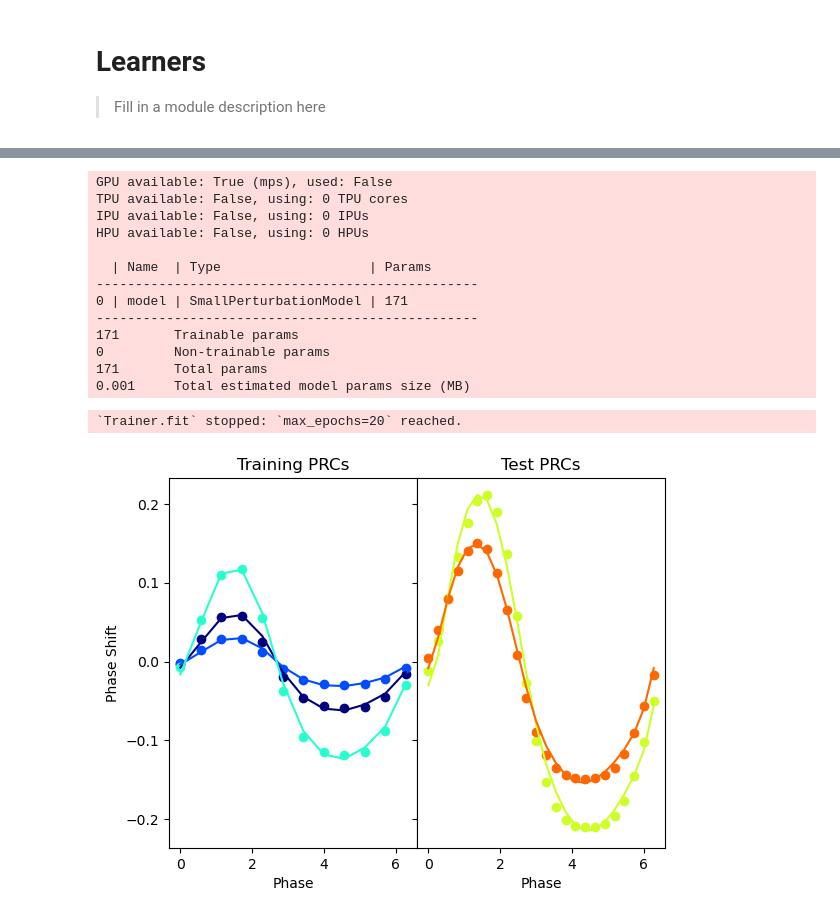
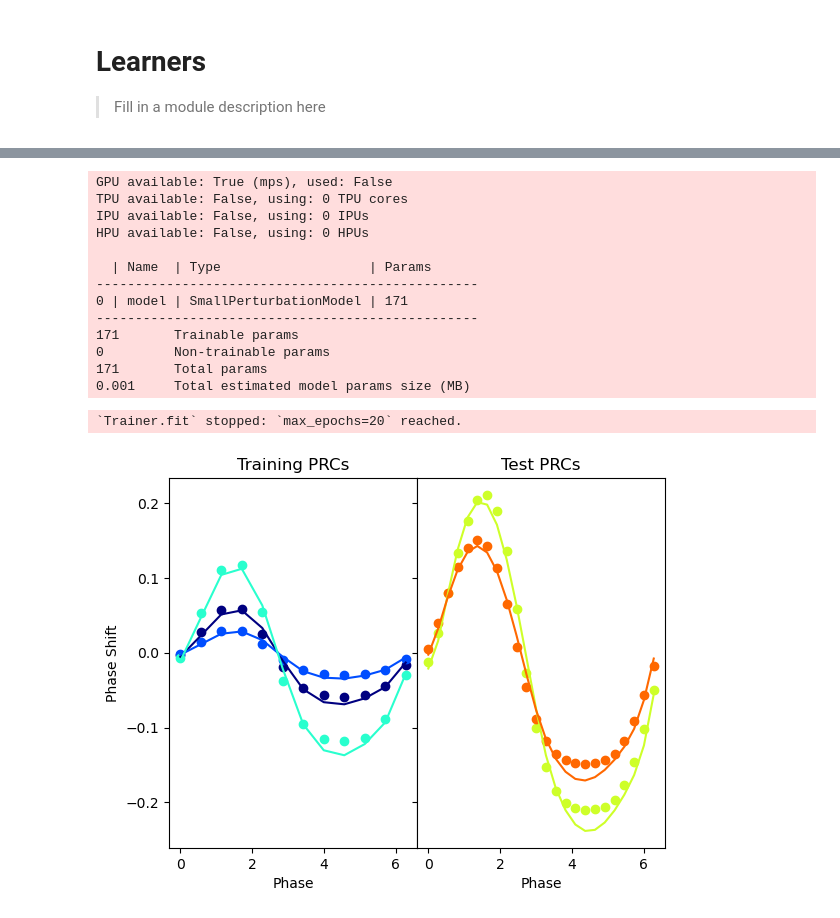
Before and after one commit to khannay/deepPRC, a Jupyter notebook: nbs/02_learners.ipynb, the cells around one changed output, grey strips where cells are left out. Cells and saved outputs as stored; diff of their text form; code cells hidden in the pictures.

```diff
--- a/nbs/02_learners.ipynb
+++ b/nbs/02_learners.ipynb
@@ -208,7 +208,7 @@ def train_sim_model(
                                learning_rate=1e-2)
 
     trainer = pl.Trainer(max_epochs=epochs,
-                         auto_lr_find=True,
+                        #  auto_lr_find=True,
                          log_every_n_steps=1,
                          accelerator='cpu')
     trainer.fit(model_learner)
@@ -254,21 +277,22 @@ def train_sim_model(
 # %%
 vdp_model = VDP()
-
-train_sim_model(vdp_model, use_ann=True, epochs=20)
+train_sim_model(vdp_model,
+                use_ann=True,
+                epochs=20)
 # %% [output]
 GPU available: True (mps), used: False
 TPU available: False, using: 0 TPU cores
 IPU available: False, using: 0 IPUs
 HPU available: False, using: 0 HPUs
 
   | Name  | Type                   | Params
 -------------------------------------------------
 0 | model | SmallPerturbationModel | 171
 -------------------------------------------------
 171       Trainable params
 0         Non-trainable params
 171       Total params
 0.001     Total estimated model params size (MB)
 `Trainer.fit` stopped: `max_epochs=20` reached.
-[figure, old version]
+[figure, new version]
 # %%
```
Also changed, not shown: parts of 4 cells of this notebook, 7 other files.
